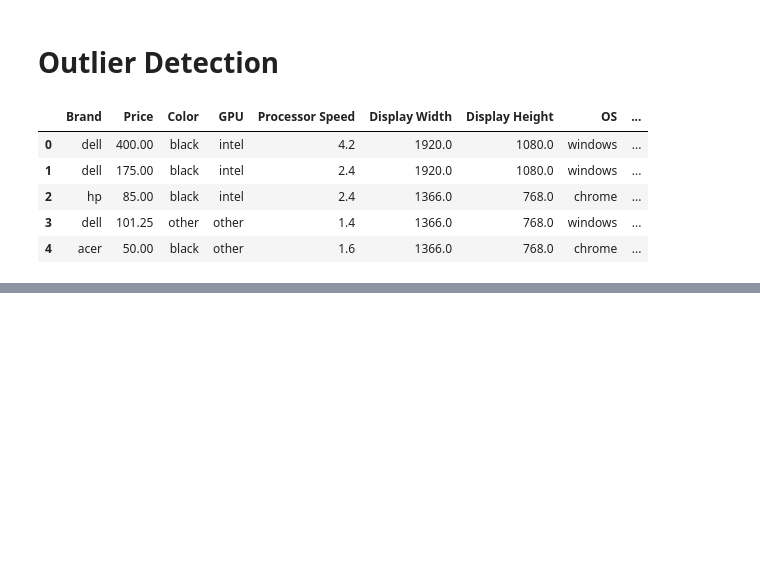
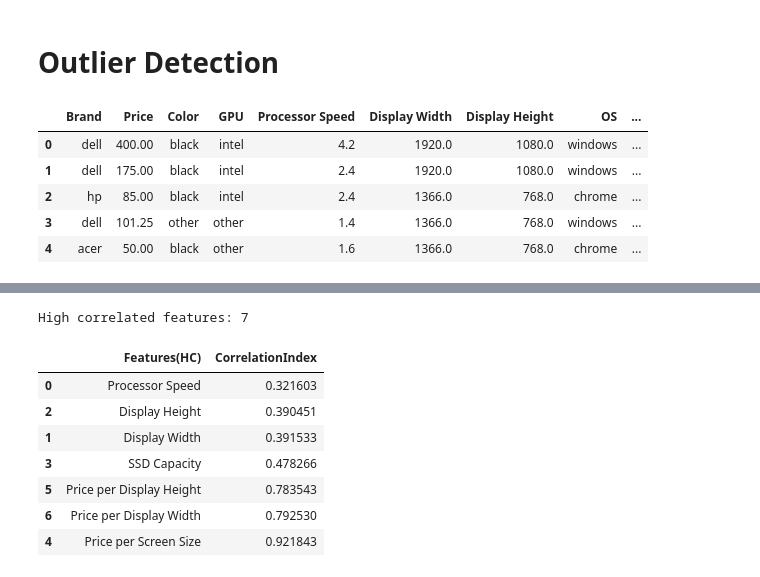
Before and after one commit to mian-adoan98/Laptop-Price-Predictor-System, a Jupyter notebook: analysis/exploratory_data_analysis.ipynb, the cells around one changed output, grey strips where cells are left out. Cells and saved outputs as stored; diff of their text form; code cells hidden in the pictures; blank space fills up the shorter version.

```diff
--- a/analysis/exploratory_data_analysis.ipynb
+++ b/analysis/exploratory_data_analysis.ipynb
@@ -104,0 +120,13 @@ laptop_df.head()
+# %%
+# Show features with strong correlations
+corr_an.feature_strong_corr()
+# %% [output]
+High correlated features: 7
+|  | Features(HC) | CorrelationIndex |
+| 0 | Processor Speed | 0.321603 |
+| 2 | Display Height | 0.390451 |
+| 1 | Display Width | 0.391533 |
+| 3 | SSD Capacity | 0.478266 |
+| 5 | Price per Display Height | 0.783543 |
+| 6 | Price per Display Width | 0.792530 |
+| 4 | Price per Screen Size | 0.921843 |
```
Also changed, not shown: parts of 5 cells of this notebook, 15 other files.
